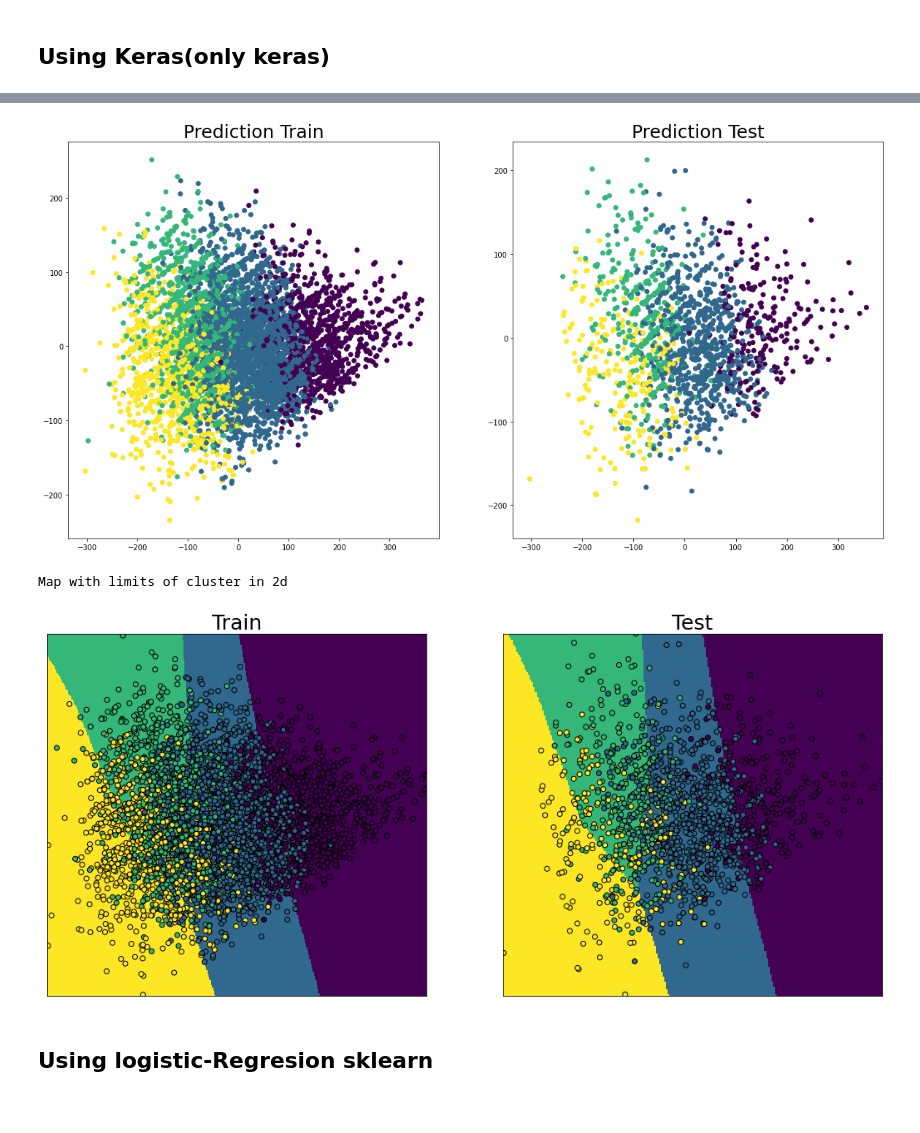
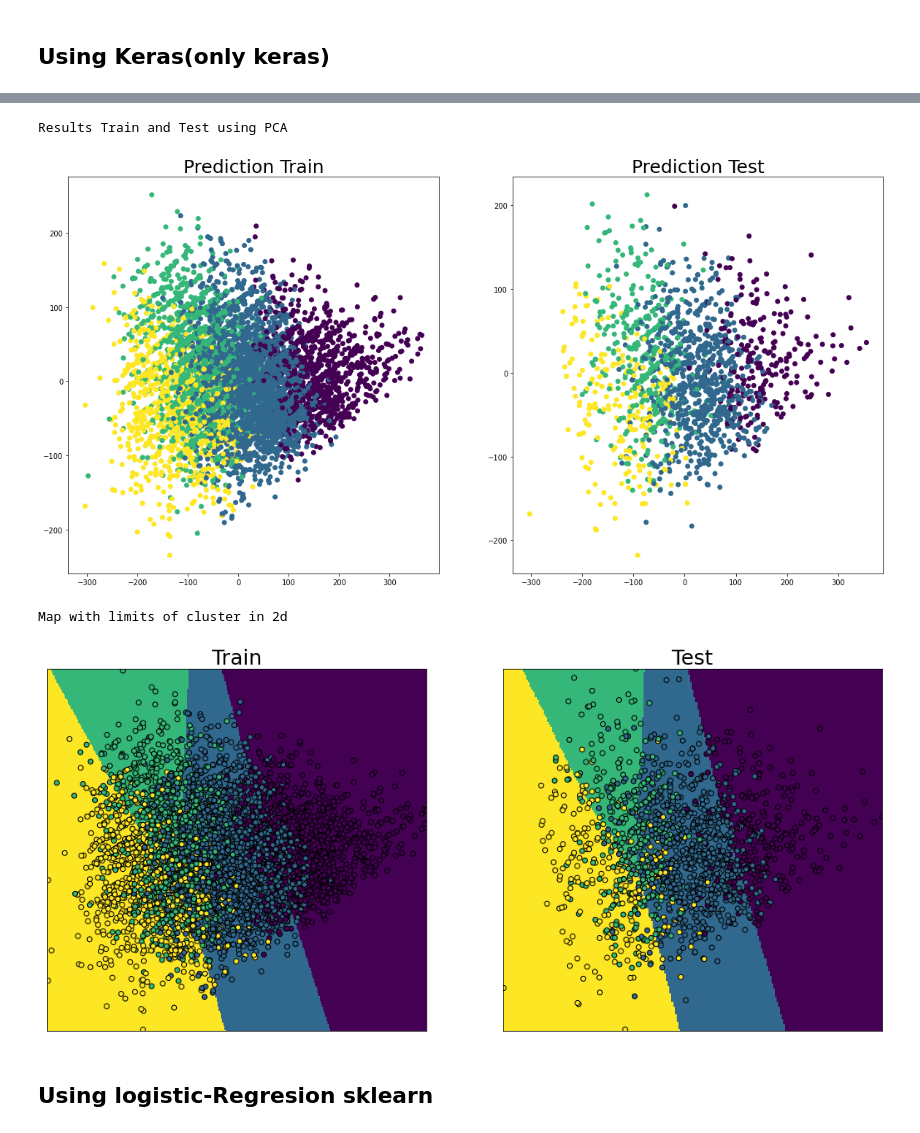
Before and after one commit to joseortegalabra/MLBI, a Jupyter notebook: Tarea1_MLBI_José_Ignacio_Ortega_Labra.ipynb, the cells around one changed output, grey strips where cells are left out. Drawn from its saved outputs; the diff is of its cells as text; code cells hidden in the pictures.

```diff
--- a/Tarea1_MLBI_José_Ignacio_Ortega_Labra.ipynb
+++ b/Tarea1_MLBI_José_Ignacio_Ortega_Labra.ipynb
@@ -592,22 +558,17 @@ WARNING:tensorflow:From <ipython-input-22-b4a4c0af2e7c>:1: Sequential.predict_cl
 Instructions for updating:
 Please use instead:* `np.argmax(model.predict(x), axis=-1)`,   if your model does multi-class classification   (e.g. if it uses a `softmax` last-layer activation).* `(model.predict(x) > 0.5).astype("i ...
 # %%
+print('Results Train and Test using PCA')
 visualize_data2d_train_test(ex1.X_train_2d, y_train_predict, ex1.X_test_2d, y_test_predict, prediction = True)
 # %% [output]
+Results Train and Test using PCA
-[figure, old version]
+[figure, new version]
 # %%
 print('Map with limits of cluster in 2d')
-visualize_full2d_train_test(ex1.X_train_2d,
-                            ex1.y_train,
-                            ex1.X_test_2d,
-                            ex1.y_test,
-                            ex1.scaler,
-                            ex1.pca,
-                            model_lr
-                            )
+visualize_full2d_train_test(ex1.X_train_2d, ex1.y_train, ex1.X_test_2d, ex1.y_test, ex1.scaler, ex1.pca, model_lr )
 # %% [output]
 Map with limits of cluster in 2d
-[figure, old version]
+[figure, new version]
 # %% [markdown]
 ## Using logistic-Regresion sklearn
 # %%
```
Also changed, not shown: parts of 26 cells of this notebook.
